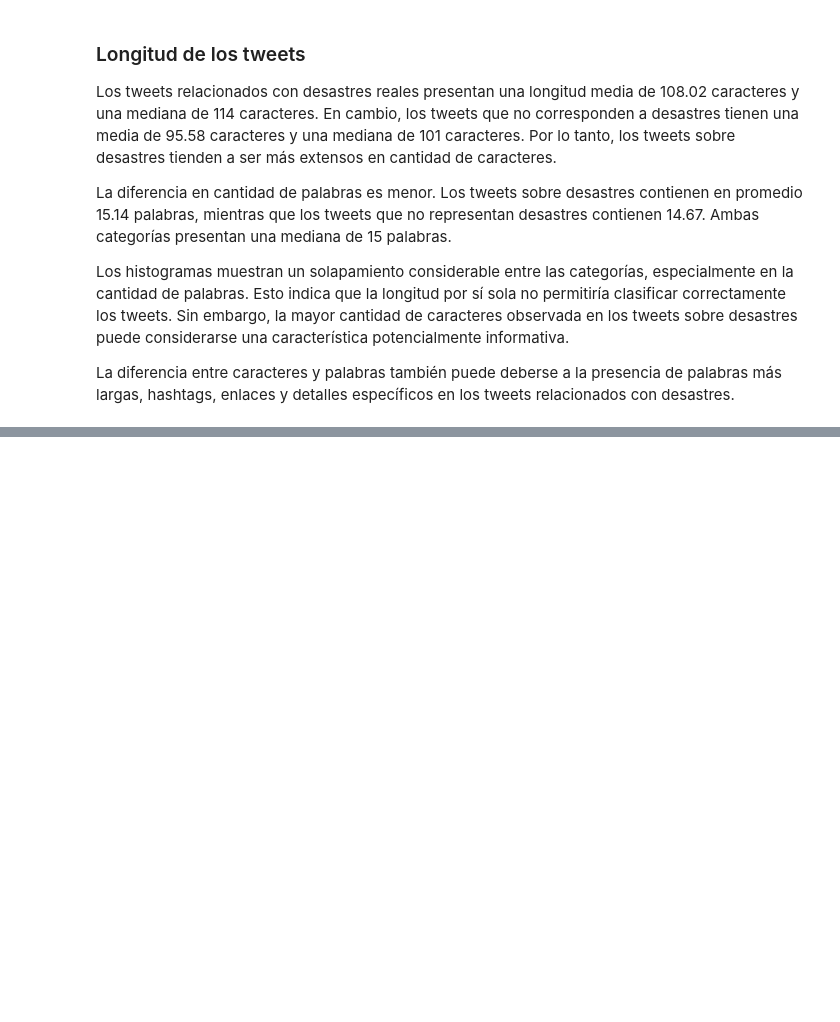
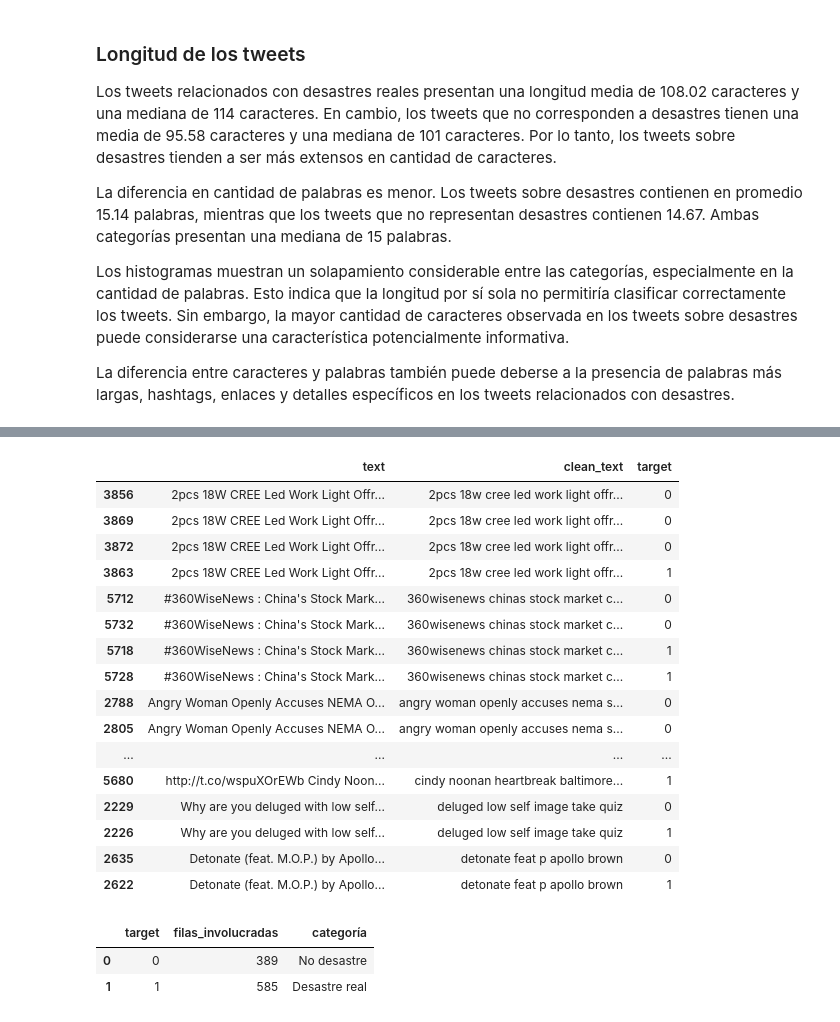
Before and after one commit to tismajo/CC3084-Laboratorio5, a Jupyter notebook: Laboratorio5.ipynb, the cells around one changed output, grey strips where cells are left out. Saved outputs shown, nothing was run; the diff lists cells and outputs as text; code cells hidden in the pictures; blank space fills up the shorter version.

```diff
--- a/Laboratorio5.ipynb
+++ b/Laboratorio5.ipynb
@@ -470,0 +752,44 @@ La diferencia entre caracteres y palabras también puede deberse a la presencia
+# %%
+display(
+    clean_conflicting_rows[
+        ["text", "clean_text", "target"]
+    ].head(30)
+)
+
+clean_duplicate_summary = (
+    clean_duplicate_rows
+    .groupby("target")
+    .size()
+    .rename("filas_involucradas")
+    .reset_index()
+)
+
+clean_duplicate_summary["categoría"] = (
+    clean_duplicate_summary["target"].map({
+        0: "No desastre",
+        1: "Desastre real"
+    })
+)
+
+display(clean_duplicate_summary)
+# %% [output]
+|  | text | clean_text | target |
+| 3856 | 2pcs 18W CREE Led Work Light Offr... | 2pcs 18w cree led work light offr... | 0 |
+| 3869 | 2pcs 18W CREE Led Work Light Offr... | 2pcs 18w cree led work light offr... | 0 |
+| 3872 | 2pcs 18W CREE Led Work Light Offr... | 2pcs 18w cree led work light offr... | 0 |
+| 3863 | 2pcs 18W CREE Led Work Light Offr... | 2pcs 18w cree led work light offr... | 1 |
+| 5712 | #360WiseNews : China's Stock Mark... | 360wisenews chinas stock market c... | 0 |
+| 5732 | #360WiseNews : China's Stock Mark... | 360wisenews chinas stock market c... | 0 |
+| 5718 | #360WiseNews : China's Stock Mark... | 360wisenews chinas stock market c... | 1 |
+| 5728 | #360WiseNews : China's Stock Mark... | 360wisenews chinas stock market c... | 1 |
+| 2788 | Angry Woman Openly Accuses NEMA O... | angry woman openly accuses nema s... | 0 |
+| 2805 | Angry Woman Openly Accuses NEMA O... | angry woman openly accuses nema s... | 0 |
+| ... | ... | ... | ... |
+| 5680 | http://t.co/wspuXOrEWb Cindy Noon... | cindy noonan heartbreak baltimore... | 1 |
+| 2229 | Why are you deluged with low self... | deluged low self image take quiz | 0 |
+| 2226 | Why are you deluged with low self... | deluged low self image take quiz | 1 |
+| 2635 | Detonate (feat. M.O.P.) by Apollo... | detonate feat p apollo brown | 0 |
+| 2622 | Detonate (feat. M.O.P.) by Apollo... | detonate feat p apollo brown | 1 |
+|  | target | filas_involucradas | categoría |
+| 0 | 0 | 389 | No desastre |
+| 1 | 1 | 585 | Desastre real |
```
Also changed, not shown: parts of 11 cells of this notebook.
